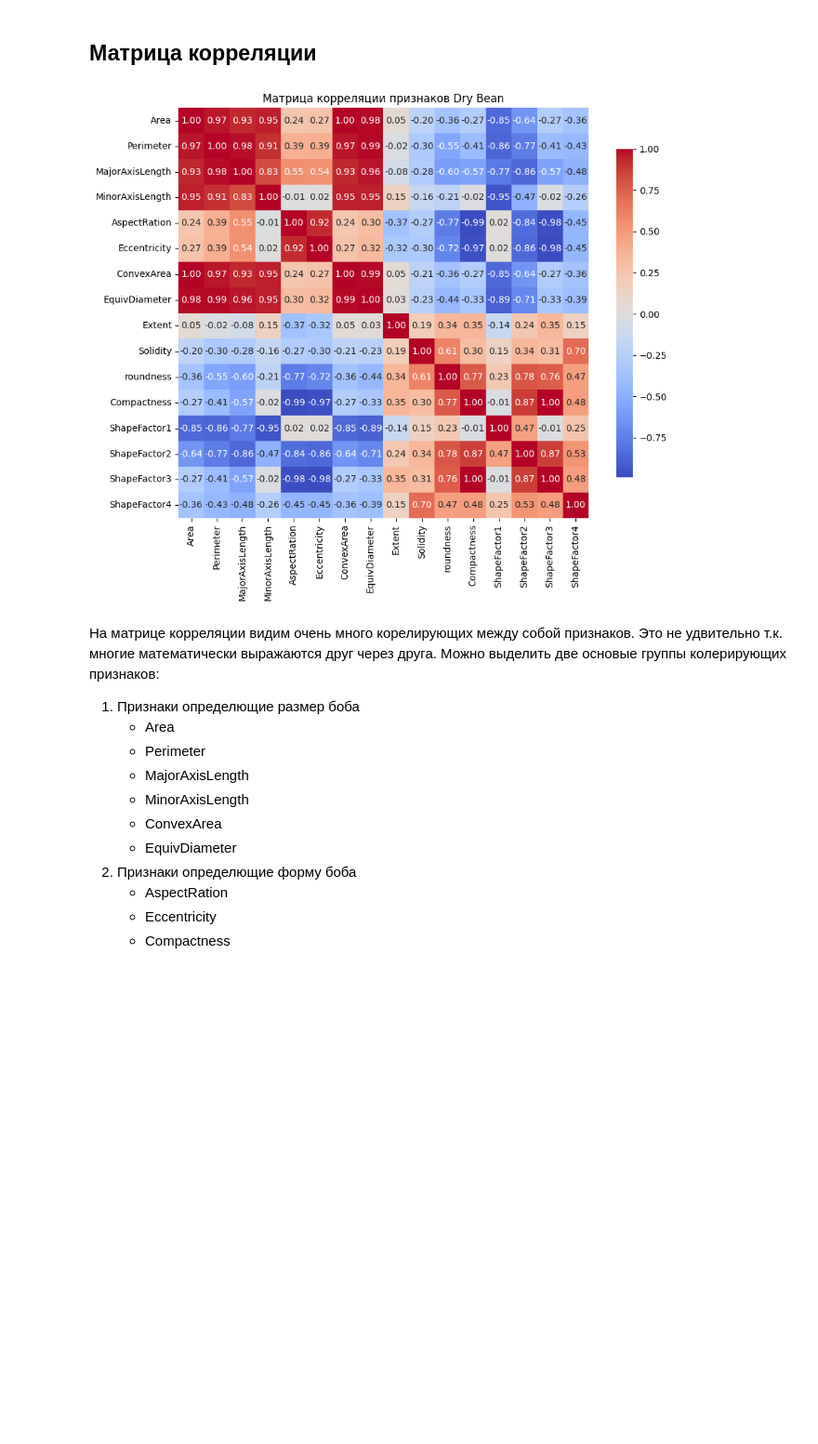
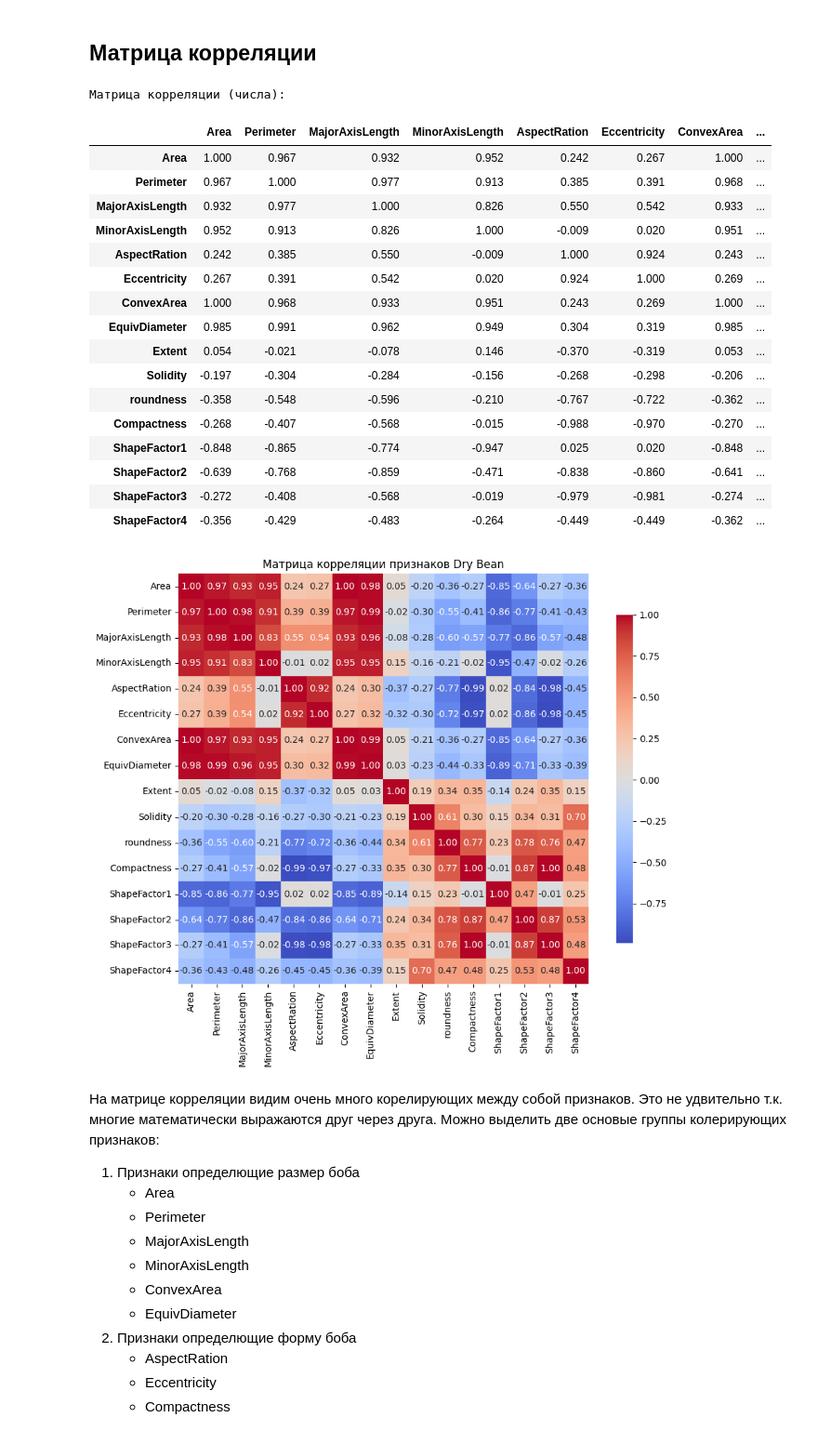
Before and after one commit to olesya1119/ML, a Jupyter notebook: lab4/notebook.ipynb, the cells around one changed output. Shown at 93% size. Cells and saved outputs as stored; diff of their text form; code cells hidden in the pictures; blank space fills up the shorter version.

```diff
--- a/lab4/notebook.ipynb
+++ b/lab4/notebook.ipynb
@@ -149,21 +149,46 @@ display(pd.DataFrame(stat))
 # %%
 corr = df.corr()
 
+# --- вывод матрицы корреляции в виде таблицы ---
+print("Матрица корреляции (числа):")
+display(corr.round(3))   # если ты в Jupyter / Colab
+# или, если без display:
+# print(corr.round(3))
+
+# --- тепловая карта ---
 plt.figure(figsize=(10, 8))
 sns.heatmap(
     corr,
     annot=True,
     fmt=".2f",
     cmap="coolwarm",
     square=True,
     cbar_kws={"shrink": 0.8}
 )
 plt.title("Матрица корреляции признаков Dry Bean")
 plt.xticks(rotation=90)
 plt.yticks(rotation=0)
 plt.tight_layout()
 plt.show()
 # %% [output]
+Матрица корреляции (числа):
+|  | Area | Perimeter | MajorAxisLength | MinorAxisLength | AspectRation | Eccentricity | ConvexArea | ... |
+| Area | 1.000 | 0.967 | 0.932 | 0.952 | 0.242 | 0.267 | 1.000 | ... |
+| Perimeter | 0.967 | 1.000 | 0.977 | 0.913 | 0.385 | 0.391 | 0.968 | ... |
+| MajorAxisLength | 0.932 | 0.977 | 1.000 | 0.826 | 0.550 | 0.542 | 0.933 | ... |
+| MinorAxisLength | 0.952 | 0.913 | 0.826 | 1.000 | -0.009 | 0.020 | 0.951 | ... |
+| AspectRation | 0.242 | 0.385 | 0.550 | -0.009 | 1.000 | 0.924 | 0.243 | ... |
+| Eccentricity | 0.267 | 0.391 | 0.542 | 0.020 | 0.924 | 1.000 | 0.269 | ... |
+| ConvexArea | 1.000 | 0.968 | 0.933 | 0.951 | 0.243 | 0.269 | 1.000 | ... |
+| EquivDiameter | 0.985 | 0.991 | 0.962 | 0.949 | 0.304 | 0.319 | 0.985 | ... |
+| Extent | 0.054 | -0.021 | -0.078 | 0.146 | -0.370 | -0.319 | 0.053 | ... |
+| Solidity | -0.197 | -0.304 | -0.284 | -0.156 | -0.268 | -0.298 | -0.206 | ... |
+| roundness | -0.358 | -0.548 | -0.596 | -0.210 | -0.767 | -0.722 | -0.362 | ... |
+| Compactness | -0.268 | -0.407 | -0.568 | -0.015 | -0.988 | -0.970 | -0.270 | ... |
+| ShapeFactor1 | -0.848 | -0.865 | -0.774 | -0.947 | 0.025 | 0.020 | -0.848 | ... |
+| ShapeFactor2 | -0.639 | -0.768 | -0.859 | -0.471 | -0.838 | -0.860 | -0.641 | ... |
+| ShapeFactor3 | -0.272 | -0.408 | -0.568 | -0.019 | -0.979 | -0.981 | -0.274 | ... |
+| ShapeFactor4 | -0.356 | -0.429 | -0.483 | -0.264 | -0.449 | -0.449 | -0.362 | ... |
 [figure]
 # %% [markdown]
 На матрице корреляции видим очень много корелирующих между собой признаков. Это не удвительно т.к. многие математически выражаются друг через друга. Можно выделить две основые группы колерирующих признаков:
```
Also changed, not shown: parts of 2 cells of this notebook, 3 other files.
